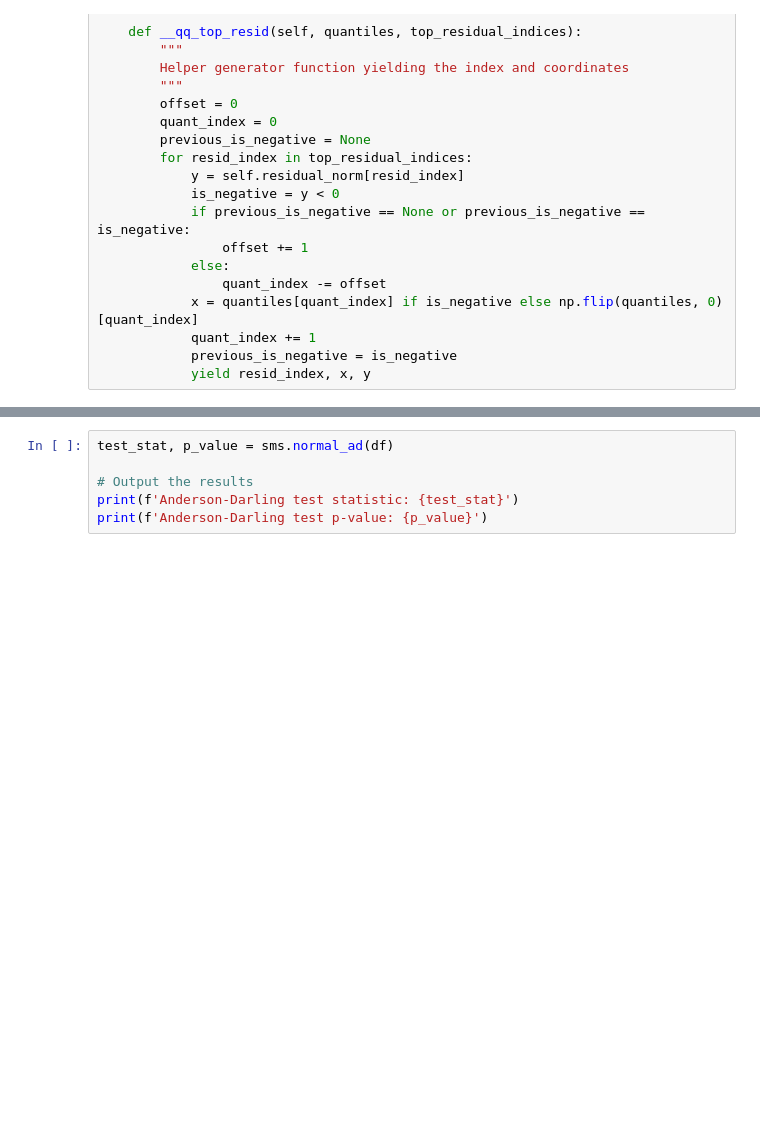
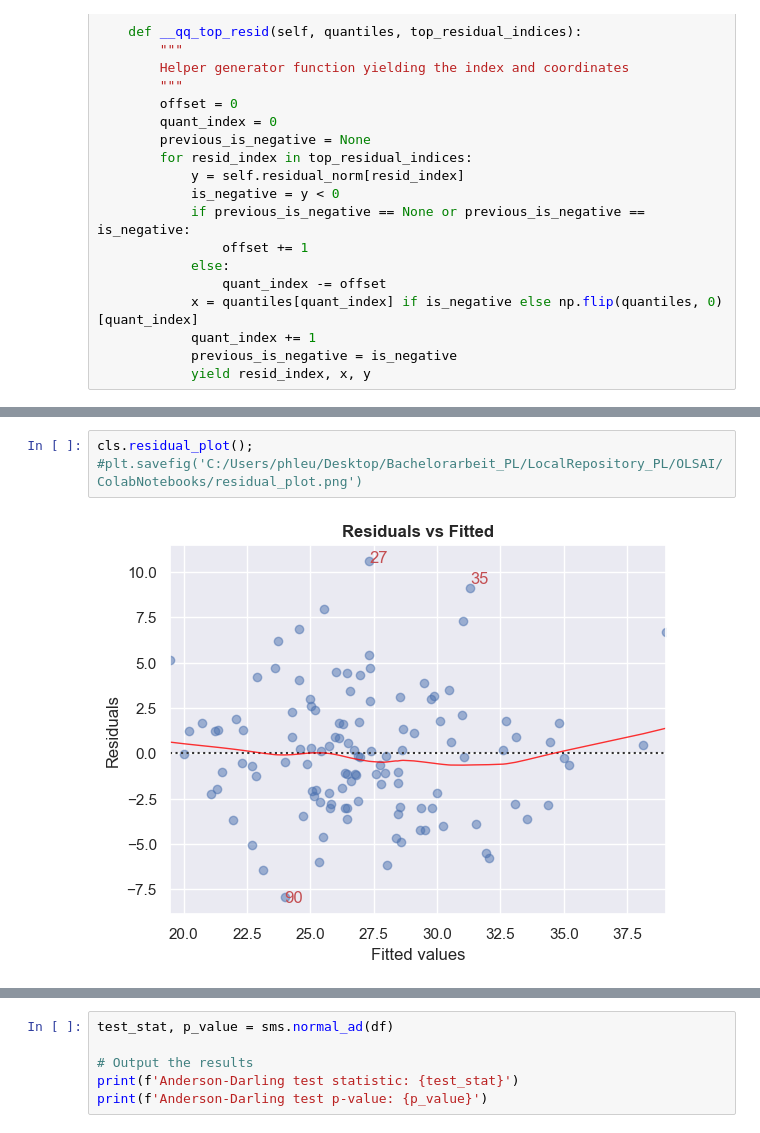
Before and after one commit to Statsomat/OLSAI, a Jupyter notebook: ColabNotebooks/CacaoPL.ipynb, the cells around one changed output, grey strips where cells are left out. Saved outputs shown, nothing was run; the diff lists cells and outputs as text; blank space fills up the shorter version.

```diff
--- a/ColabNotebooks/CacaoPL.ipynb
+++ b/ColabNotebooks/CacaoPL.ipynb
@@ -501,0 +494,5 @@ They also vary in the power of the test for different types of heteroscedasticit
+# %%
+cls.residual_plot();
+#plt.savefig('C:/Users/phleu/Desktop/Bachelorarbeit_PL/LocalRepository_PL/OLSAI/ColabNotebooks/residual_plot.png')
+# %% [output]
+[figure, added]
```
Also changed, not shown: parts of 55 cells of this notebook.
